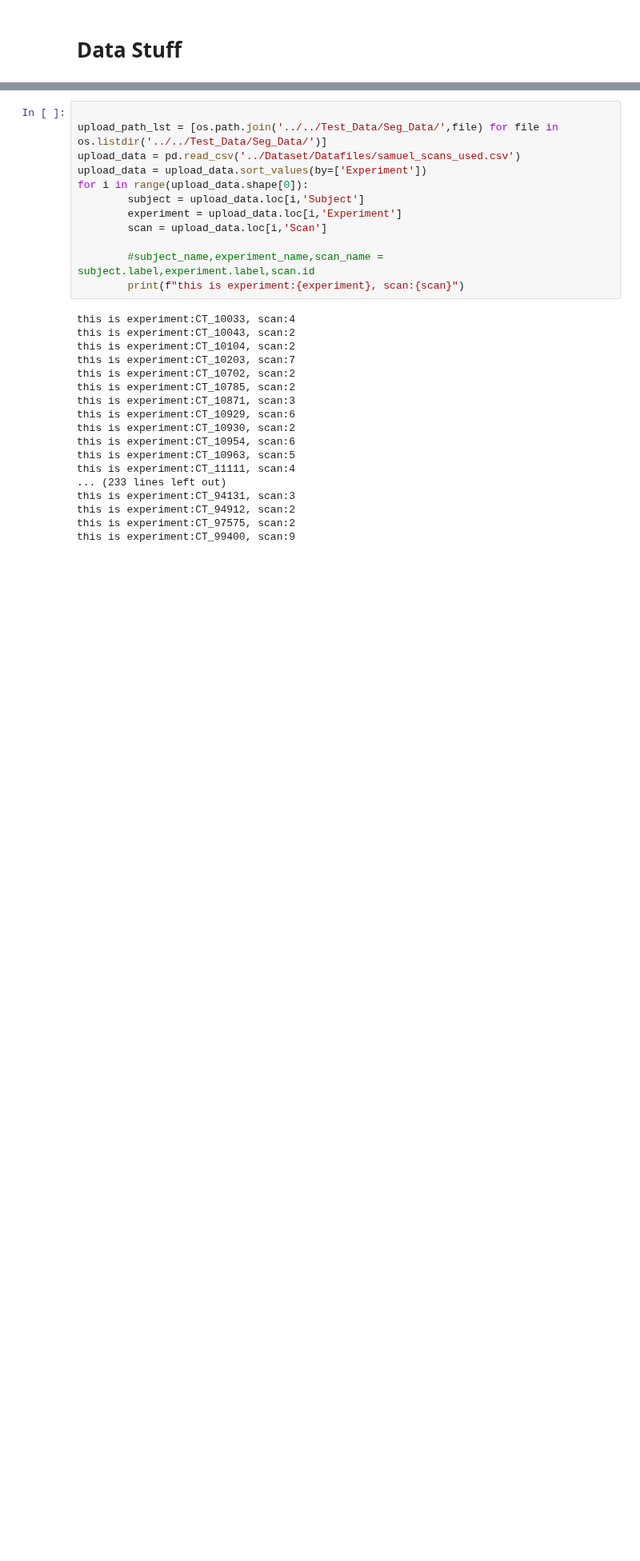
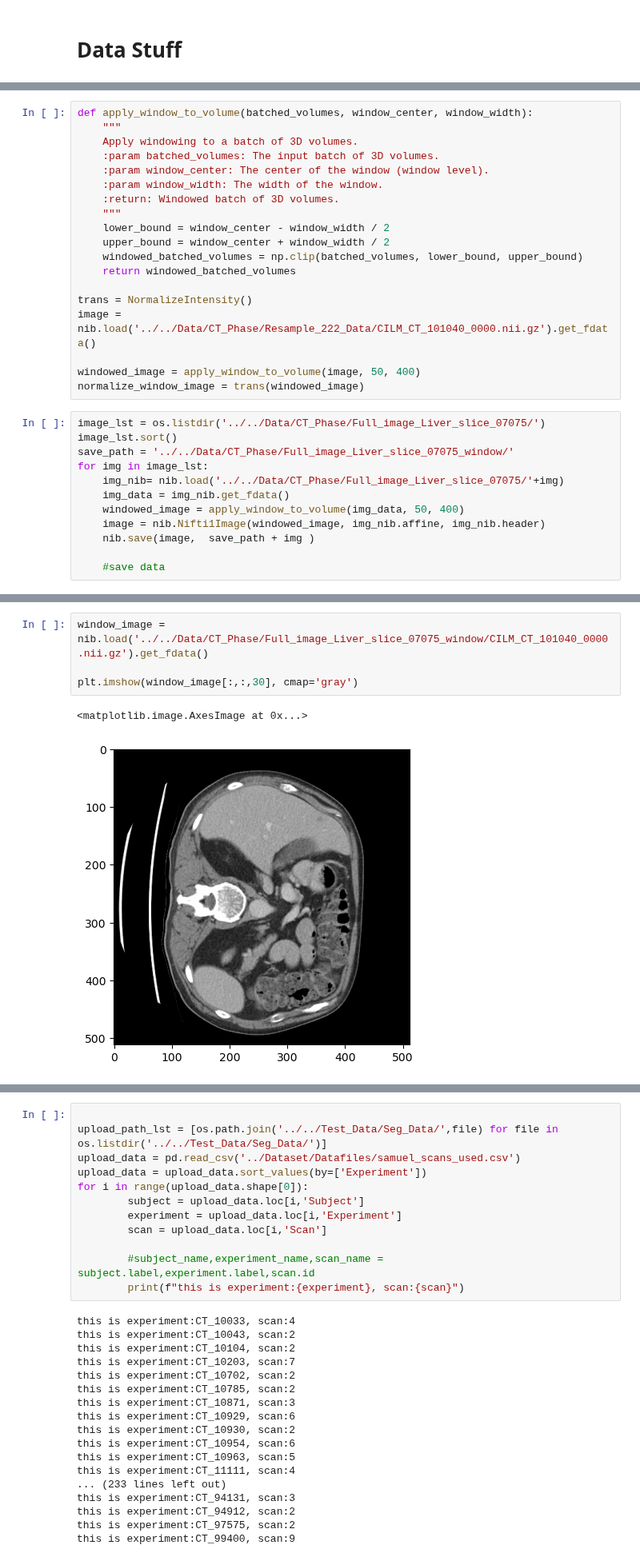
Before and after one commit to BaconDavid/CRLM_Internship_Project, a Jupyter notebook: Jupyter_Test/Data_stuff.ipynb, the cells around one changed output, grey strips where cells are left out. Shown at 80% size. Saved outputs shown, nothing was run; the diff lists cells and outputs as text; blank space fills up the shorter version.

```diff
--- a/Jupyter_Test/Data_stuff.ipynb
+++ b/Jupyter_Test/Data_stuff.ipynb
@@ -6,0 +14,31 @@ import pandas as pd
+# %%
+def apply_window_to_volume(batched_volumes, window_center, window_width):
+    """
+    Apply windowing to a batch of 3D volumes.
+    :param batched_volumes: The input batch of 3D volumes.
+    :param window_center: The center of the window (window level).
+    :param window_width: The width of the window.
+    :return: Windowed batch of 3D volumes.
+    """
+    lower_bound = window_center - window_width / 2
+    upper_bound = window_center + window_width / 2
+    windowed_batched_volumes = np.clip(batched_volumes, lower_bound, upper_bound)
+    return windowed_batched_volumes
+
+trans = NormalizeIntensity()
+image = nib.load('../../Data/CT_Phase/Resample_222_Data/CILM_CT_101040_0000.nii.gz').get_fdata()
+
+windowed_image = apply_window_to_volume(image, 50, 400)
+normalize_window_image = trans(windowed_image)
+# %%
+image_lst = os.listdir('../../Data/CT_Phase/Full_image_Liver_slice_07075/')
+image_lst.sort()
+save_path = '../../Data/CT_Phase/Full_image_Liver_slice_07075_window/'
+for img in image_lst:
+    img_nib= nib.load('../../Data/CT_Phase/Full_image_Liver_slice_07075/'+img)
+    img_data = img_nib.get_fdata()
+    windowed_image = apply_window_to_volume(img_data, 50, 400)
+    image = nib.Nifti1Image(windowed_image, img_nib.affine, img_nib.header)
+    nib.save(image,  save_path + img )
+
+    #save data
@@ -6,0 +47,7 @@ import pandas as pd
+# %%
+window_image = nib.load('../../Data/CT_Phase/Full_image_Liver_slice_07075_window/CILM_CT_101040_0000.nii.gz').get_fdata()
+
+plt.imshow(window_image[:,:,30], cmap='gray')
+# %% [output]
+<matplotlib.image.AxesImage at 0x...>
+[figure, added]
```
Also changed, not shown: parts of 8 cells of this notebook, 7 other files.
